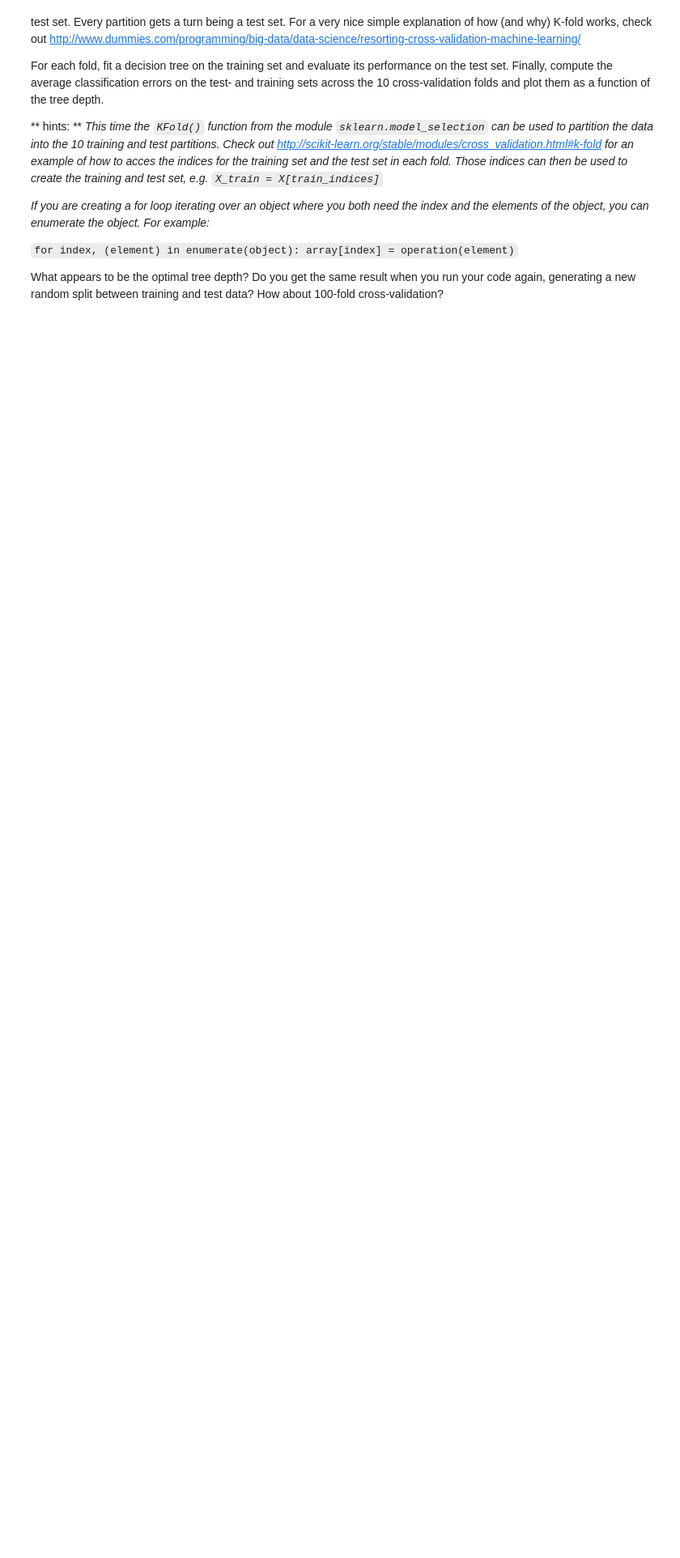
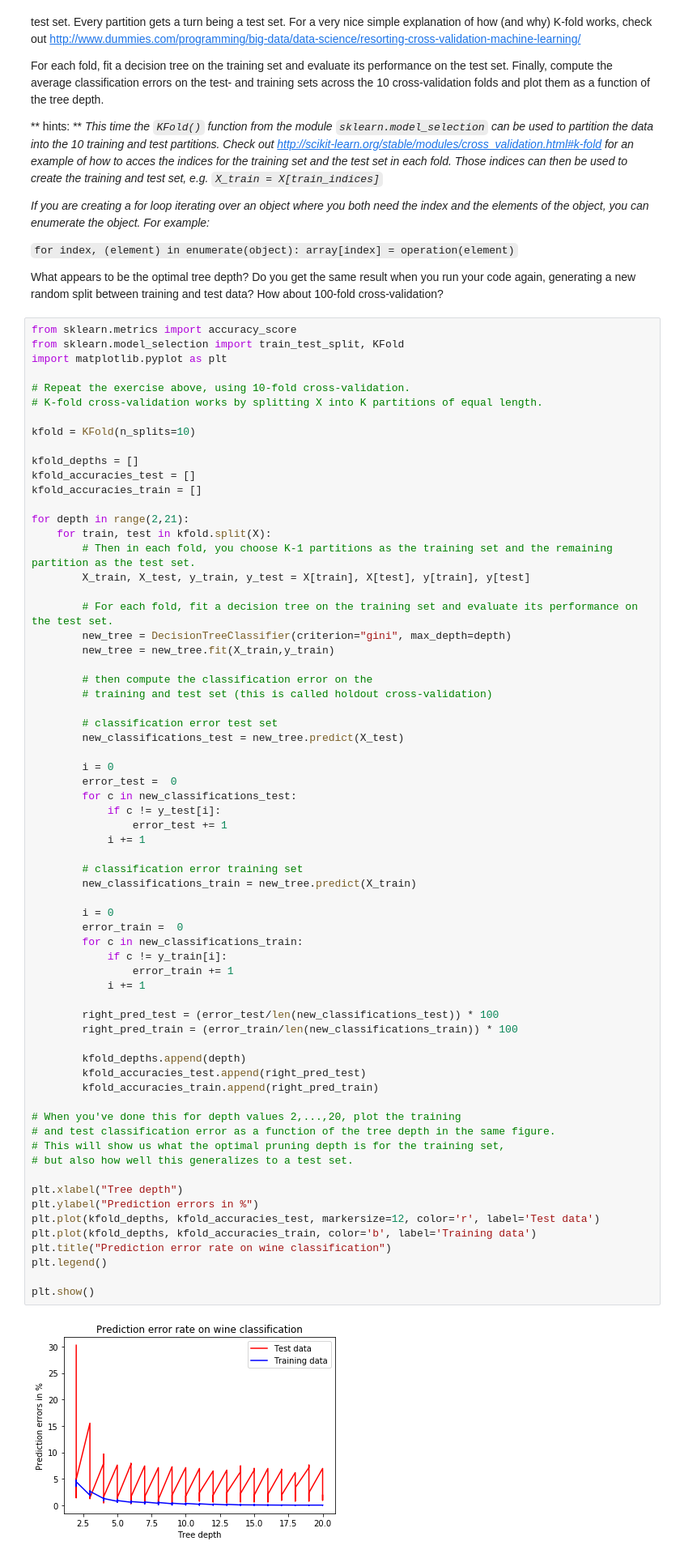
Before and after one commit to LennartPNL/DataMiningAssignments, a Jupyter notebook: Assignment_3/Assignment_3.ipynb, the cells around one changed output. Shown: that part at 81% size. Cells and saved outputs as stored; diff of their text form; blank space fills up the shorter version.

```diff
--- a/Assignment_3/Assignment_3.ipynb
+++ b/Assignment_3/Assignment_3.ipynb
@@ -293,6 +295,74 @@ for index, (element) in enumerate(object):
 
 
 What appears to be the optimal tree depth? Do you get the same result when you run your code again, generating a new random split between training and test data? How about 100-fold cross-validation?
+# %%
+from sklearn.metrics import accuracy_score
+from sklearn.model_selection import train_test_split, KFold
+import matplotlib.pyplot as plt
+
+# Repeat the exercise above, using 10-fold cross-validation.
+# K-fold cross-validation works by splitting X into K partitions of equal length.
+
+kfold = KFold(n_splits=10)
+
+kfold_depths = []
+kfold_accuracies_test = []
+kfold_accuracies_train = []
+
+for depth in range(2,21):
+    for train, test in kfold.split(X):
+        # Then in each fold, you choose K-1 partitions as the training set and the remaining partition as the test set.
+        X_train, X_test, y_train, y_test = X[train], X[test], y[train], y[test]
+
+        # For each fold, fit a decision tree on the training set and evaluate its performance on the test set.
+        new_tree = DecisionTreeClassifier(criterion="gini", max_depth=depth)
+        new_tree = new_tree.fit(X_train,y_train)
+
+        # then compute the classification error on the
+        # training and test set (this is called holdout cross-validation)
+
+        # classification error test set
+        new_classifications_test = new_tree.predict(X_test)
+
+        i = 0
+        error_test =  0
+        for c in new_classifications_test:
+            if c != y_test[i]:
+                error_test += 1
+            i += 1
+
+        # classification error training set
+        new_classifications_train = new_tree.predict(X_train)
+
+        i = 0
+        error_train =  0
+        for c in new_classifications_train:
+            if c != y_train[i]:
+                error_train += 1
+            i += 1
+
+        right_pred_test = (error_test/len(new_classifications_test)) * 100
+        right_pred_train = (error_train/len(new_classifications_train)) * 100
+
+        kfold_depths.append(depth)
+        kfold_accuracies_test.append(right_pred_test)
+        kfold_accuracies_train.append(right_pred_train)
+
+# When you've done this for depth values 2,...,20, plot the training
+# and test classification error as a function of the tree depth in the same figure.
+# This will show us what the optimal pruning depth is for the training set,
+# but also how well this generalizes to a test set.
+
+plt.xlabel("Tree depth")
+plt.ylabel("Prediction errors in %")
+plt.plot(kfold_depths, kfold_accuracies_test, markersize=12, color='r', label='Test data')
+plt.plot(kfold_depths, kfold_accuracies_train, color='b', label='Training data')
+plt.title("Prediction error rate on wine classification")
+plt.legend()
+
+plt.show()
+# %% [output]
+[figure, added]
 # %% [markdown]
 ----
 write your answer here
```
Also changed, not shown: parts of 2 cells of this notebook.
